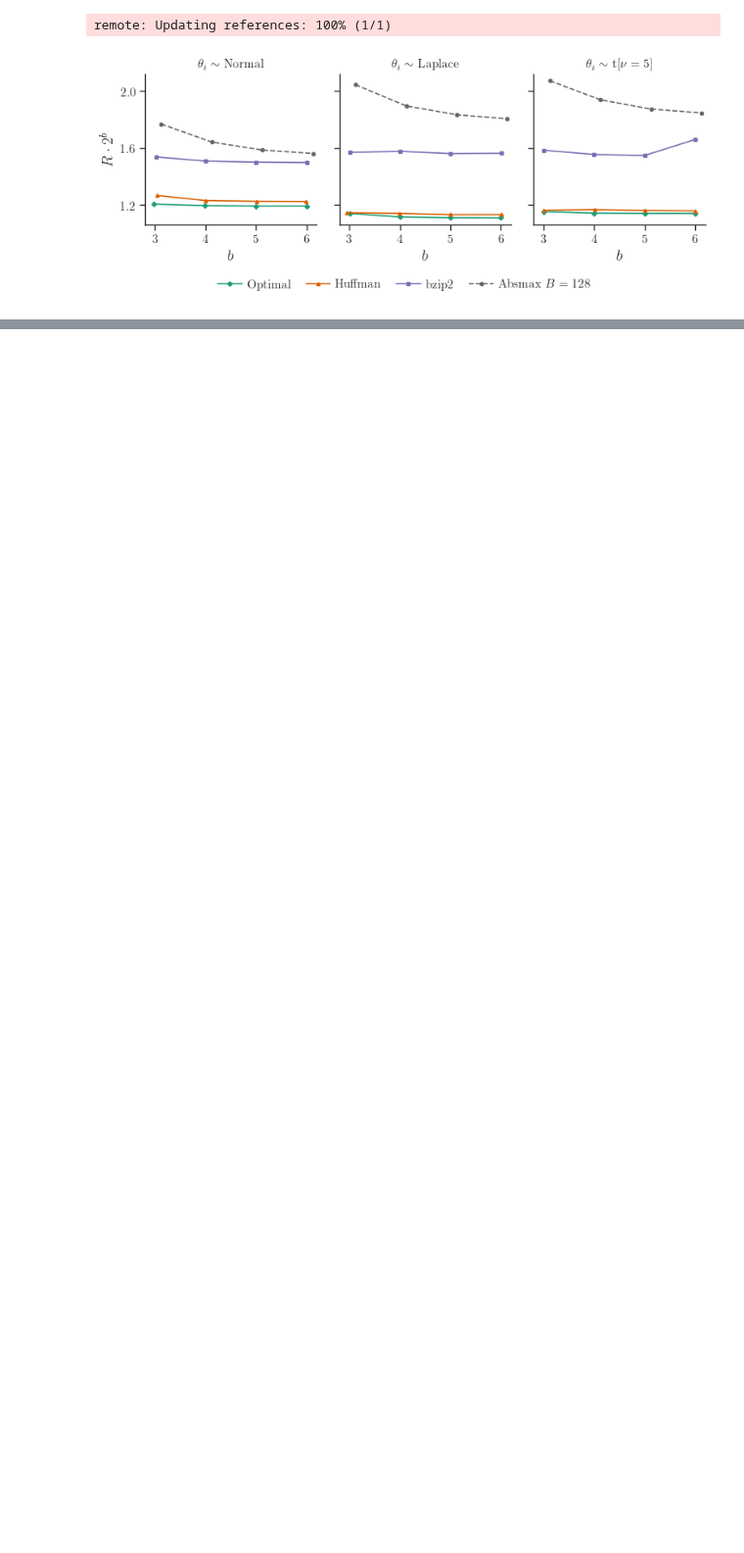
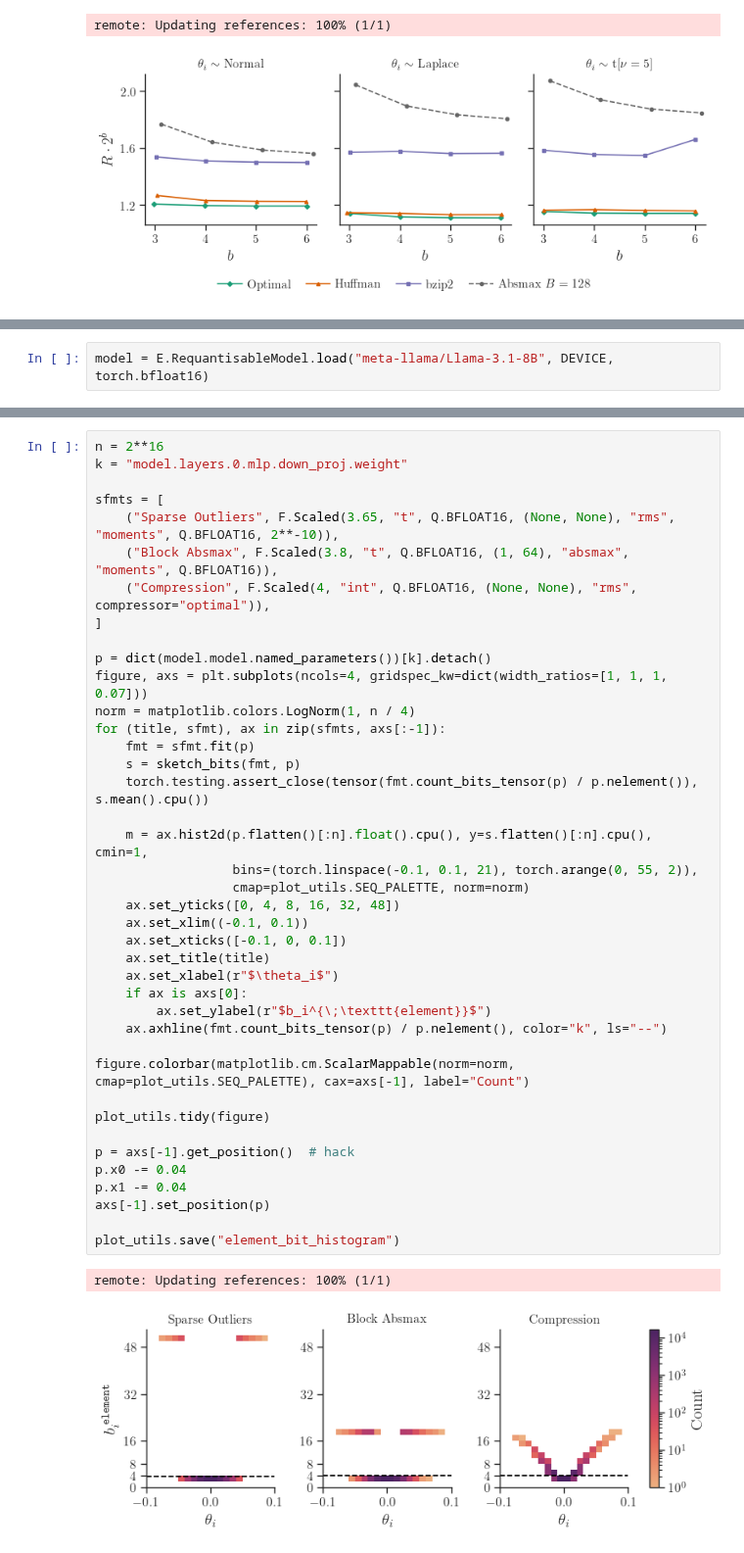
Before and after one commit to graphcore-research/llama-mobile-vlm, a Jupyter notebook: 20250127-FormatsCascade/AnalysisTensorFormats.ipynb, the cells around one changed output, grey strips where cells are left out. Shown at 98% size. Cells and saved outputs as stored; diff of their text form; blank space fills up the shorter version.

```diff
--- a/20250127-FormatsCascade/AnalysisTensorFormats.ipynb
+++ b/20250127-FormatsCascade/AnalysisTensorFormats.ipynb
@@ -719,0 +730,2 @@ remote: Updating references: 100% (1/1)
+# %%
+model = E.RequantisableModel.load("meta-llama/Llama-3.1-8B", DEVICE, torch.bfloat16)
@@ -719,0 +776,43 @@ remote: Updating references: 100% (1/1)
+# %%
+n = 2**16
+k = "model.layers.0.mlp.down_proj.weight"
+
+sfmts = [
+    ("Sparse Outliers", F.Scaled(3.65, "t", Q.BFLOAT16, (None, None), "rms", "moments", Q.BFLOAT16, 2**-10)),
+    ("Block Absmax", F.Scaled(3.8, "t", Q.BFLOAT16, (1, 64), "absmax", "moments", Q.BFLOAT16)),
+    ("Compression", F.Scaled(4, "int", Q.BFLOAT16, (None, None), "rms", compressor="optimal")),
+]
+
+p = dict(model.model.named_parameters())[k].detach()
+figure, axs = plt.subplots(ncols=4, gridspec_kw=dict(width_ratios=[1, 1, 1, 0.07]))
+norm = matplotlib.colors.LogNorm(1, n / 4)
+for (title, sfmt), ax in zip(sfmts, axs[:-1]):
+    fmt = sfmt.fit(p)
+    s = sketch_bits(fmt, p)
+    torch.testing.assert_close(tensor(fmt.count_bits_tensor(p) / p.nelement()), s.mean().cpu())
+
+    m = ax.hist2d(p.flatten()[:n].float().cpu(), y=s.flatten()[:n].cpu(), cmin=1,
+                  bins=(torch.linspace(-0.1, 0.1, 21), torch.arange(0, 55, 2)),
+                  cmap=plot_utils.SEQ_PALETTE, norm=norm)
+    ax.set_yticks([0, 4, 8, 16, 32, 48])
+    ax.set_xlim((-0.1, 0.1))
+    ax.set_xticks([-0.1, 0, 0.1])
+    ax.set_title(title)
+    ax.set_xlabel(r"$\theta_i$")
+    if ax is axs[0]:
+        ax.set_ylabel(r"$b_i^{\;\texttt{element}}$")
+    ax.axhline(fmt.count_bits_tensor(p) / p.nelement(), color="k", ls="--")
+
+figure.colorbar(matplotlib.cm.ScalarMappable(norm=norm, cmap=plot_utils.SEQ_PALETTE), cax=axs[-1], label="Count")
+
+plot_utils.tidy(figure)
+
+p = axs[-1].get_position()  # hack
+p.x0 -= 0.04
+p.x1 -= 0.04
+axs[-1].set_position(p)
+
+plot_utils.save("element_bit_histogram")
+# %% [output]
+remote: Updating references: 100% (1/1)
+[figure, added]
```
Also changed, not shown: parts of 4 cells of this notebook, 2 other files.
